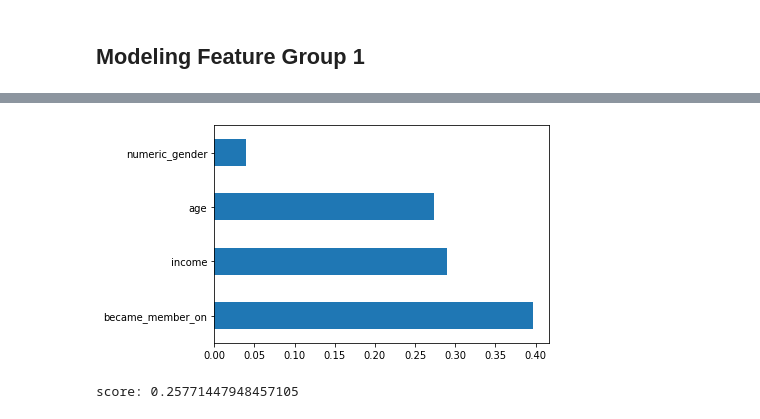
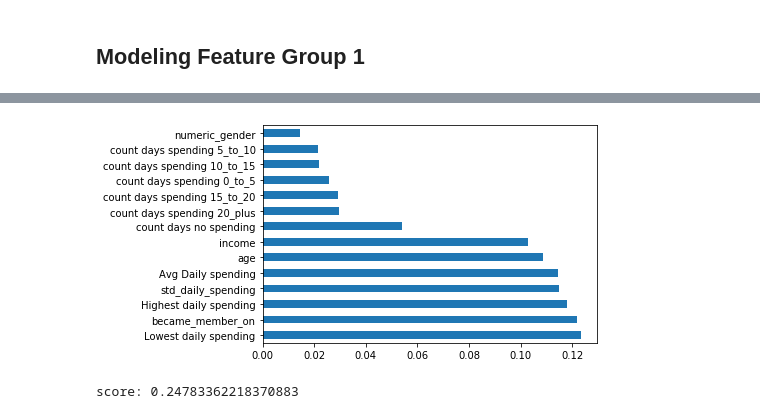
Before and after one commit to LeoYuanjieLi/starbucks_ml, a Jupyter notebook: Model_Training.ipynb, the cells around one changed output, grey strips where cells are left out. Drawn from its saved outputs; the diff is of its cells as text; code cells hidden in the pictures.

Commit message:
training wip

```diff
--- a/Model_Training.ipynb
+++ b/Model_Training.ipynb
@@ -13,11 +13,12 @@ print (sys.executable)
 /Users/lileo/Documents/projects/starbucks_ml/venv/bin/python3
 # %%
 X_1 = pd.read_csv('training_data/feature_group_1.csv', index_col='id')
-X_2 = pd.read_csv('training_data/feature_group_1.csv', index_col='id')
+X_2 = pd.read_csv('training_data/feature_group_2.csv', index_col='id')
 
 y = pd.read_csv('training_data/target.csv', index_col='id')
 # %%
 common_index = set(X_1.index).intersection(set(y.index))
+common_index = common_index.intersection(set(X_2.index))
 # %% [markdown]
 ## Extra Cleaning
 # %%
@@ -48,0 +82,3 @@ X_train, X_test, y_train, y_test = train_test_split(np.asarray(X_1), y, test_siz
+# %%
+X = pd.concat((X_1, X_2), axis=1)
+X_train, X_test, y_train, y_test = train_test_split(X.values, y, test_size=0.20, random_state=10)
@@ -49,13 +93,13 @@ X_train, X_test, y_train, y_test = train_test_split(np.asarray(X_1), y, test_siz
 # %%
 clf = RandomForestClassifier(n_estimators=100,
                              random_state=11,
                             min_samples_split=10)
 clf.fit(X_train, y_train)
 
-feat_importances = pd.Series(clf.feature_importances_, index=X_1.columns)
+feat_importances = pd.Series(clf.feature_importances_, index=X.columns)
 feat_importances.nlargest(14).plot(kind='barh')
 plt.show()
 print('score:', clf.score(X_test, y_test))
 # %% [output]
-[figure, old version]
+[figure, new version]
-score: 0.25771447948457105
+score: 0.24783362218370883
```
Also changed, not shown: parts of 7 cells of this notebook.
